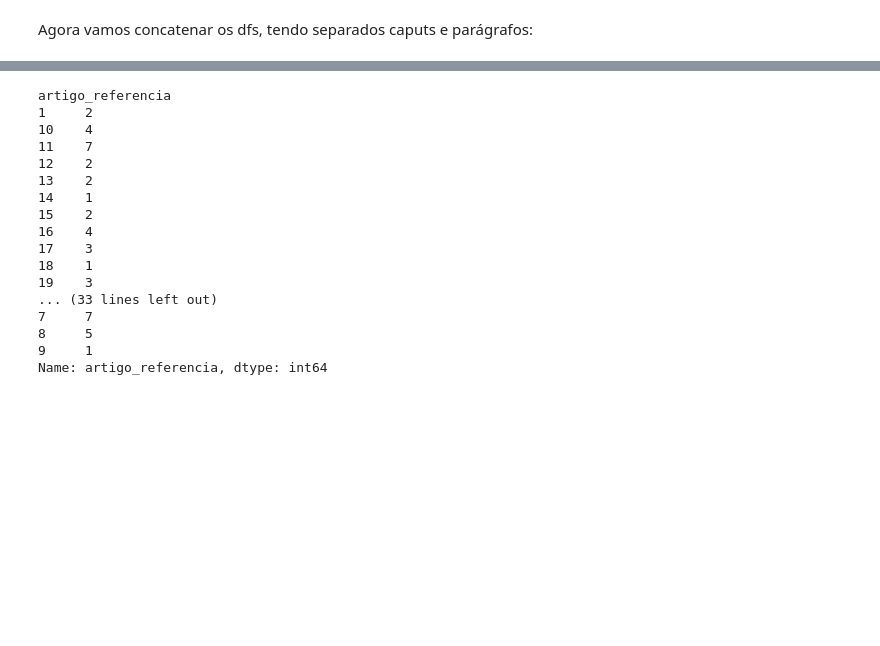
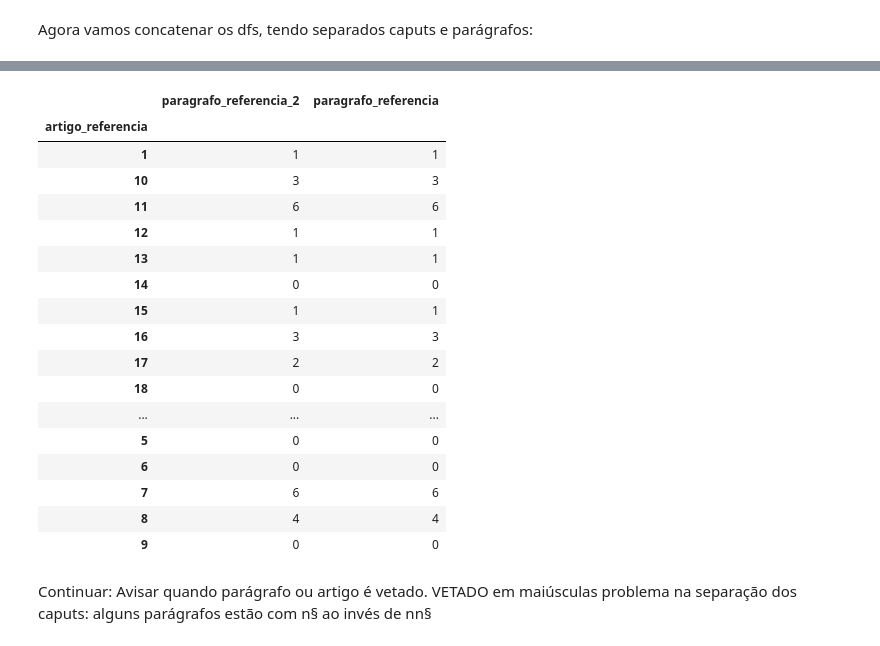
Before and after one commit to voigtjessica/leitura-lei, a Jupyter notebook: rascunho-como-trabalhar-leis-python.ipynb, the cells around one changed output, grey strips where cells are left out. Cells and saved outputs as stored; diff of their text form; code cells hidden in the pictures; blank space fills up the shorter version.

```diff
--- a/como-trabalhar-leis-python.ipynb
+++ b/rascunho-como-trabalhar-leis-python.ipynb
@@ -258,24 +250,42 @@ lai_df
-# %%
-# Validacão: verificando se todos os artigs estão aqui
-
-lai_df.groupby('artigo_referencia')['artigo_referencia'].count()
-
-# Sucesso
-# %% [output]
-artigo_referencia
-1     2
-10    4
-11    7
-12    2
-13    2
-14    1
-15    2
-16    4
-17    3
-18    1
-19    3
-... (33 lines left out)
-7     7
-8     5
-9     1
-Name: artigo_referencia, dtype: int64
+# %%
+# Validacão: verificando se todos os artigs estão aqui
+
+y = pd.DataFrame(lai_df.groupby('artigo_referencia')['paragrafo_referencia'].count())
+x = pd.read_csv("prova.csv")
+x.set_index(['artigo_referencia'], inplace = True)
+
+x.index = pd.to_numeric(x.index, errors='coerce')
+y.index = pd.to_numeric(y.index, errors='coerce')
+#y['artigo_referencia'] = str(y['artigo_referencia'])
+
+#Renomeando
+x = x.rename(columns={"paragrafo_referencia": "paragrafo_referencia_2"})
+
+z = pd.merge(x, y, on='artigo_referencia')
+#x.dtypes
+z
+
+#ótimo, mesmo resultado.
+# %% [output]
+|  | paragrafo_referencia_2 | paragrafo_referencia |
+| artigo_referencia |  |  |
+| 1 | 1 | 1 |
+| 10 | 3 | 3 |
+| 11 | 6 | 6 |
+| 12 | 1 | 1 |
+| 13 | 1 | 1 |
+| 14 | 0 | 0 |
+| 15 | 1 | 1 |
+| 16 | 3 | 3 |
+| 17 | 2 | 2 |
+| 18 | 0 | 0 |
+| ... | ... | ... |
+| 5 | 0 | 0 |
+| 6 | 0 | 0 |
+| 7 | 6 | 6 |
+| 8 | 4 | 4 |
+| 9 | 0 | 0 |
+# %% [markdown]
+Continuar:  Avisar quando parágrafo ou artigo é vetado.
+    VETADO em maiúsculas
+    problema na separação dos caputs: alguns parágrafos estão com n§ ao invés de nn§
```
Also changed, not shown: parts of 2 cells of this notebook, 2 other files.
